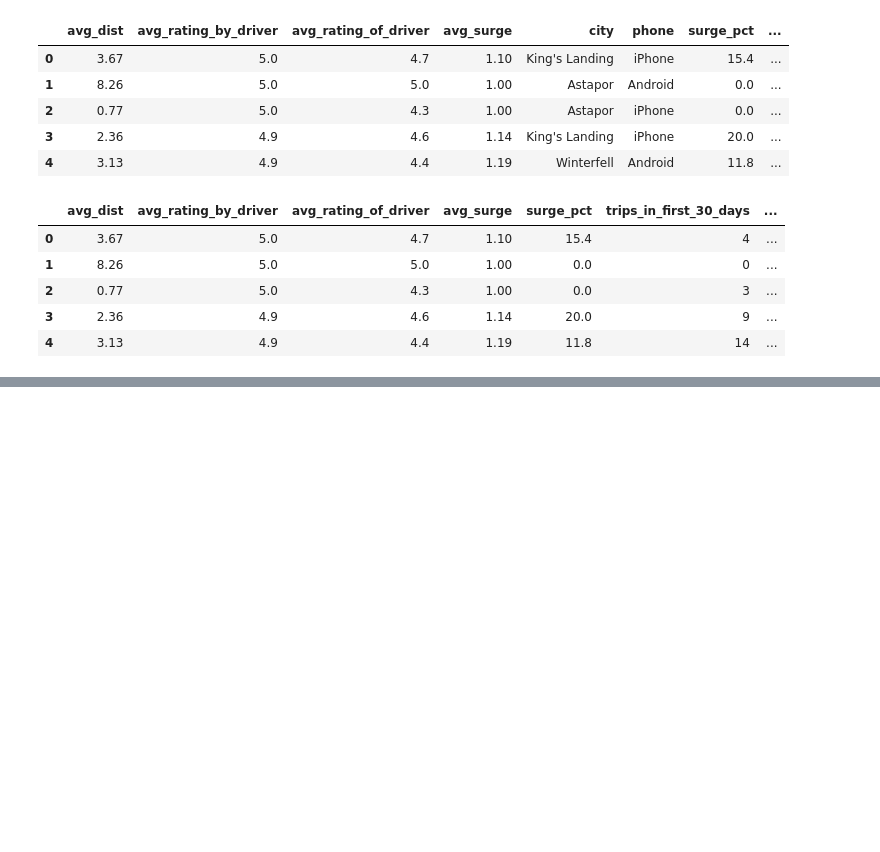
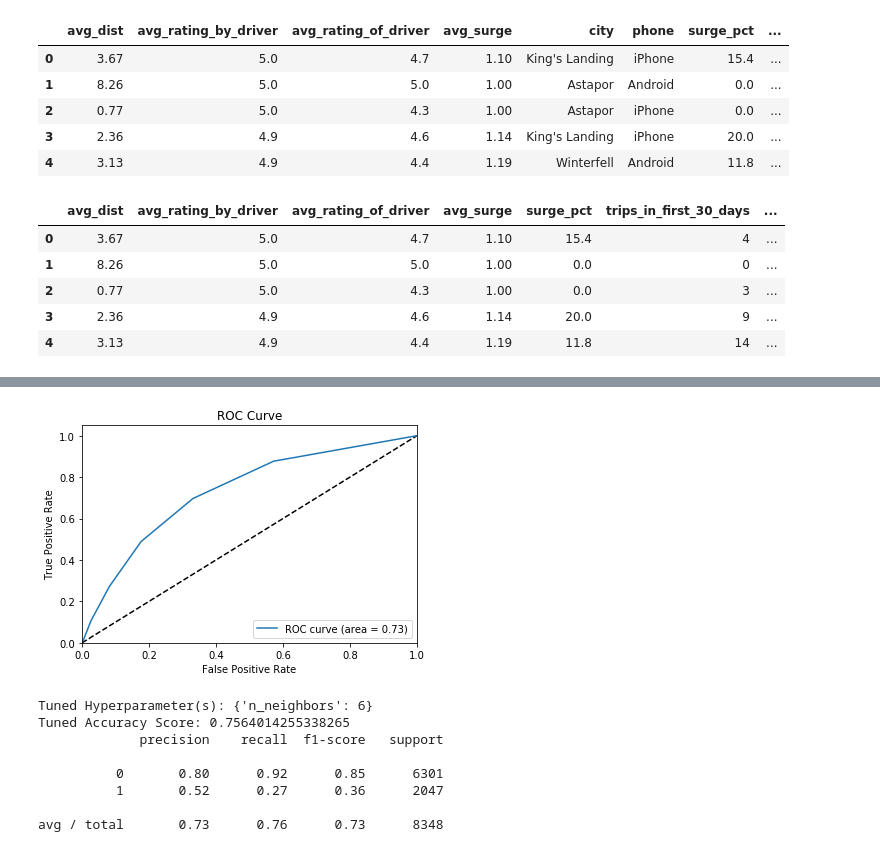
Before and after one commit to Fryman93/SprungBoard, a Jupyter notebook: Take Home_Ultimate/ultimate_challenge/Ultimate Challenge.ipynb, the cells around one changed output, grey strips where cells are left out. Drawn from its saved outputs; the diff is of its cells as text; code cells hidden in the pictures; blank space fills up the shorter version.

```diff
--- a/Take Home_Ultimate/ultimate_challenge/Ultimate Challenge.ipynb
+++ b/Take Home_Ultimate/ultimate_challenge/Ultimate Challenge.ipynb
@@ -361,0 +426,17 @@ assert 1 in y
+# %%
+# Simple K-Nearest Neighbors Model
+
+knn = KNeighborsClassifier()
+N = [1,2,3,4,5,6,7]
+knn_param_grid = {'n_neighbors': N}
+train_and_test_model(X, y, knn, knn_param_grid)
+# %% [output]
+[figure, added]
+Tuned Hyperparameter(s): {'n_neighbors': 6}
+Tuned Accuracy Score: 0.7564014255338265
+             precision    recall  f1-score   support
+
+          0       0.80      0.92      0.85      6301
+          1       0.52      0.27      0.36      2047
+
+avg / total       0.73      0.76      0.73      8348
```
Also changed, not shown: parts of 25 cells of this notebook.
